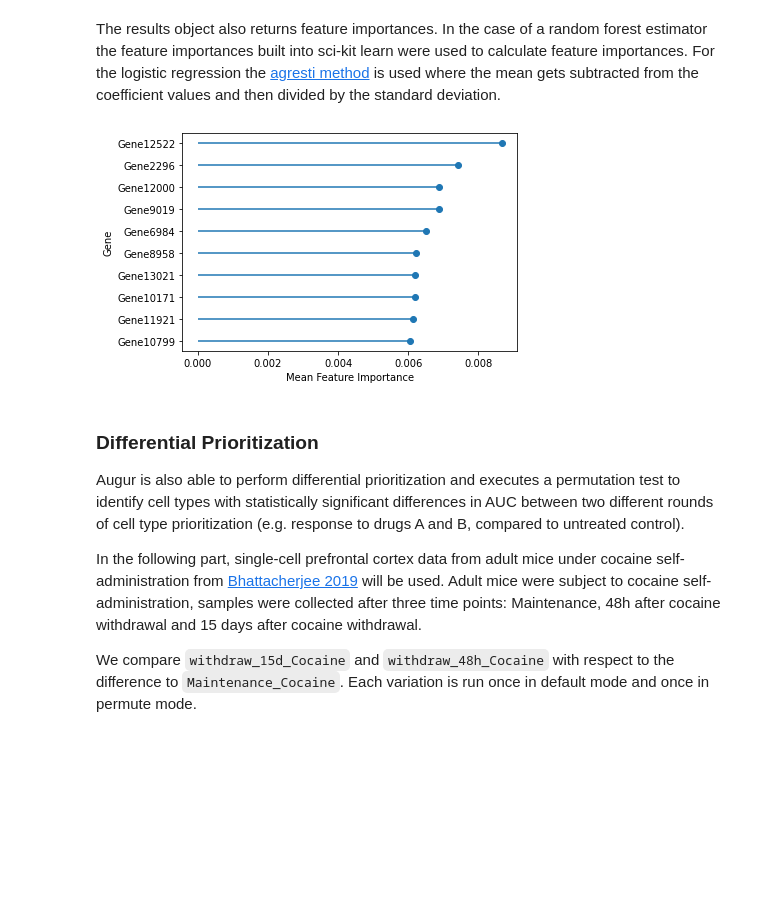
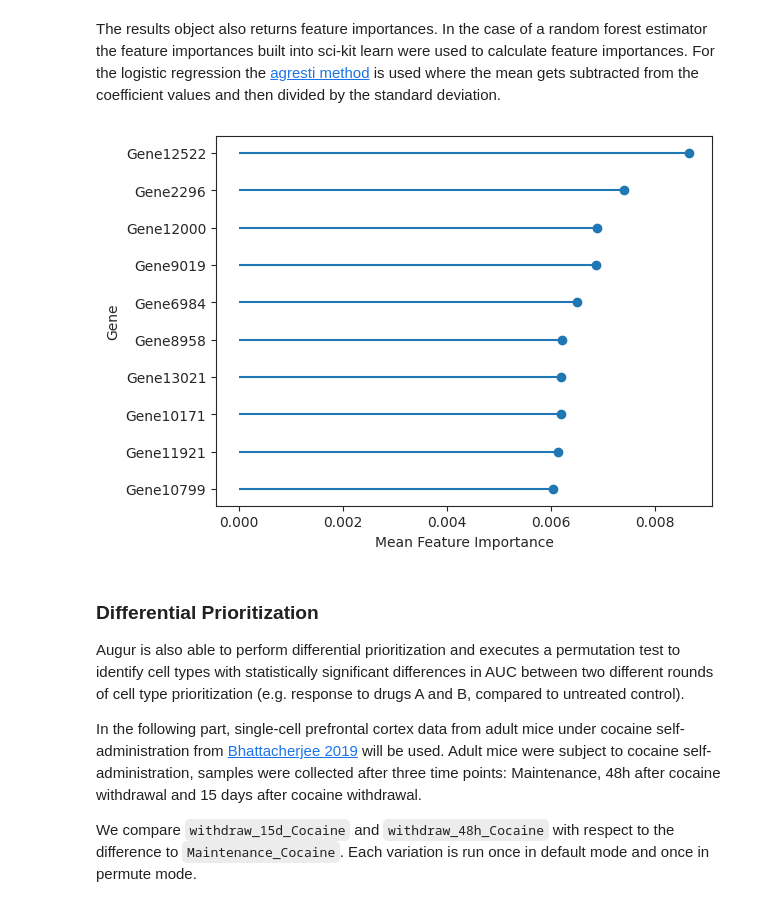
Before and after one commit to scverse/pertpy-tutorials, a Jupyter notebook: augur.ipynb, the cells around one changed output. Saved outputs shown, nothing was run; the diff lists cells and outputs as text; code cells hidden in the pictures; blank space fills up the shorter version.

```diff
--- a/augur.ipynb
+++ b/augur.ipynb
@@ -99,10 +99,10 @@ sc.pl.umap(adata=v_adata, color="augur_score")
 The results object also returns feature importances.
 In the case of a random forest estimator the feature importances built into sci-kit learn were used to calculate feature importances.
 For the logistic regression the [agresti method](https://think-lab.github.io/d/205/) is used where the mean gets subtracted from the coefficient values and then divided by the standard deviation.
-# %%
-important_features = pt.pl.ag.important_features(v_results)
-# %% [output]
-[figure, removed]
+# %%
+important_features = ag_rfc.plot_important_features(v_results)
+# %% [output]
+[figure, added]
 # %% [markdown]
 ### Differential Prioritization
 
```
Also changed, not shown: parts of 15 cells of this notebook, 1 other file.
